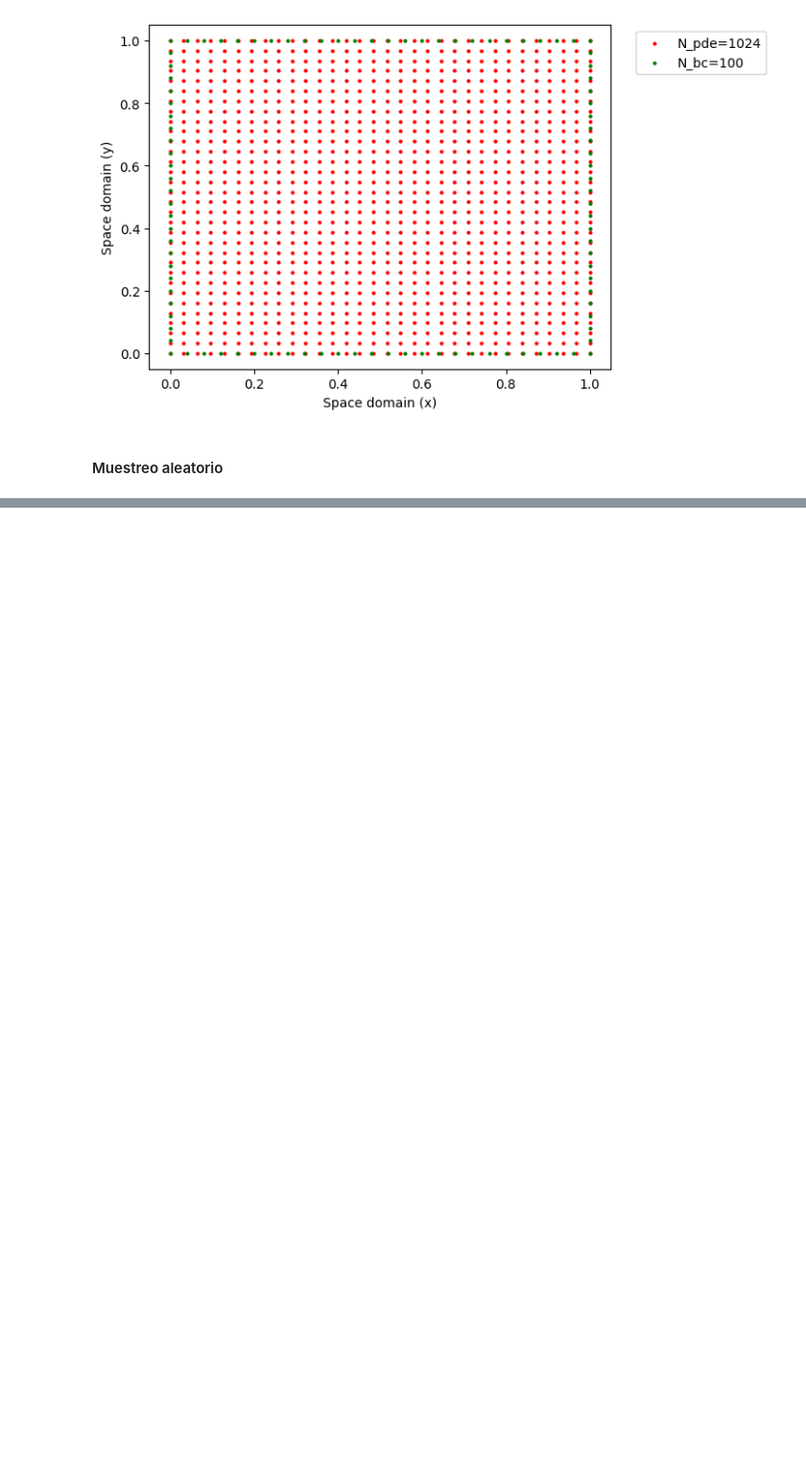
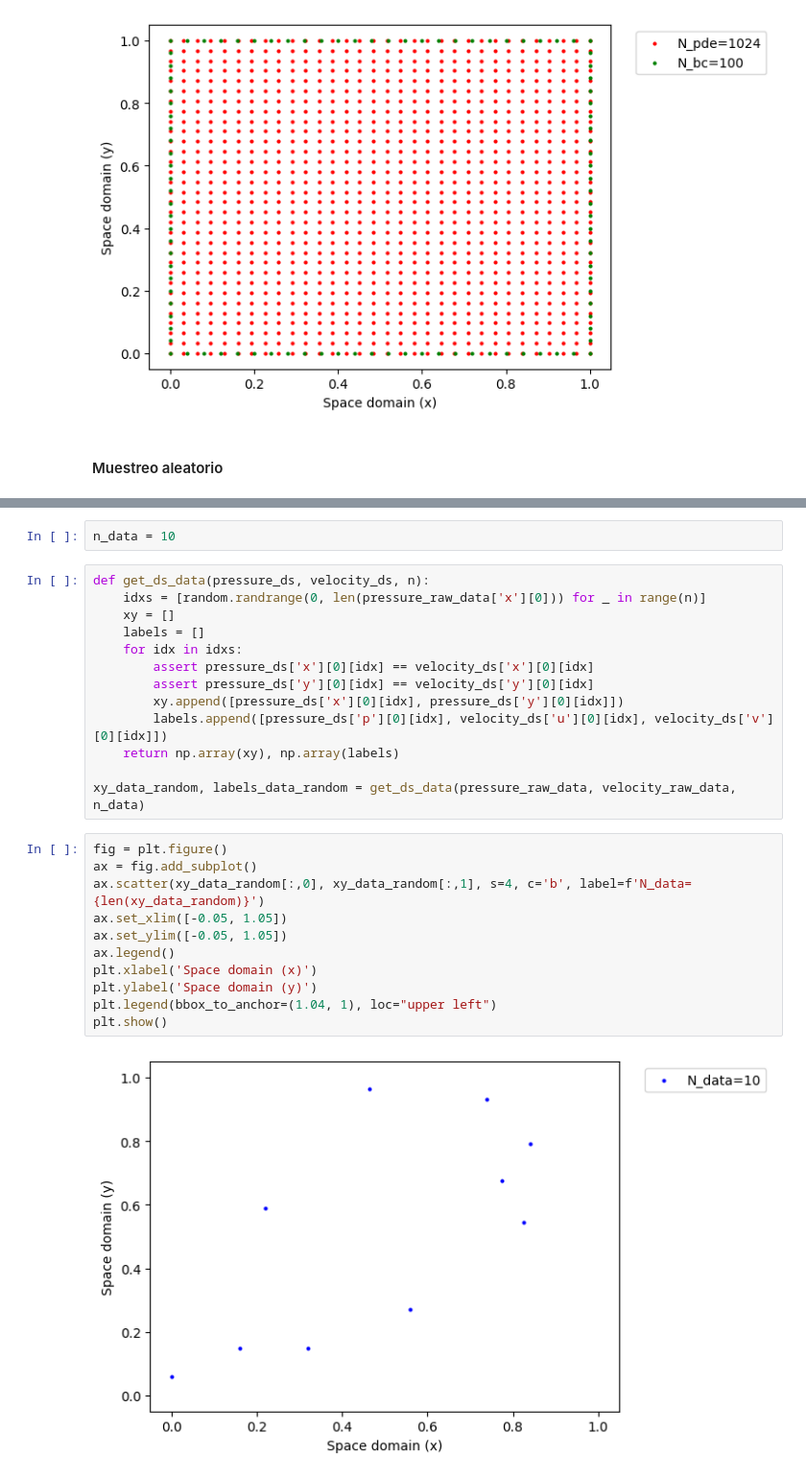
Before and after one commit to maxit1992/MIA_RNIF, a Jupyter notebook: TP_RNIF.ipynb, the cells around one changed output, grey strips where cells are left out. Shown: that part at 96% size. Cells and saved outputs as stored; diff of their text form; blank space fills up the shorter version.

```diff
--- a/TP_RNIF.ipynb
+++ b/TP_RNIF.ipynb
@@ -137,0 +147,28 @@ plt.show()
+# %%
+n_data = 10
+# %%
+def get_ds_data(pressure_ds, velocity_ds, n):
+    idxs = [random.randrange(0, len(pressure_raw_data['x'][0])) for _ in range(n)]
+    xy = []
+    labels = []
+    for idx in idxs:
+        assert pressure_ds['x'][0][idx] == velocity_ds['x'][0][idx]
+        assert pressure_ds['y'][0][idx] == velocity_ds['y'][0][idx]
+        xy.append([pressure_ds['x'][0][idx], pressure_ds['y'][0][idx]])
+        labels.append([pressure_ds['p'][0][idx], velocity_ds['u'][0][idx], velocity_ds['v'][0][idx]])
+    return np.array(xy), np.array(labels)
+
+xy_data_random, labels_data_random = get_ds_data(pressure_raw_data, velocity_raw_data, n_data)
+# %%
+fig = plt.figure()
+ax = fig.add_subplot()
+ax.scatter(xy_data_random[:,0], xy_data_random[:,1], s=4, c='b', label=f'N_data={len(xy_data_random)}')
+ax.set_xlim([-0.05, 1.05])
+ax.set_ylim([-0.05, 1.05])
+ax.legend()
+plt.xlabel('Space domain (x)')
+plt.ylabel('Space domain (y)')
+plt.legend(bbox_to_anchor=(1.04, 1), loc="upper left")
+plt.show()
+# %% [output]
+[figure, added]
```
Also changed, not shown: parts of 12 cells of this notebook.
